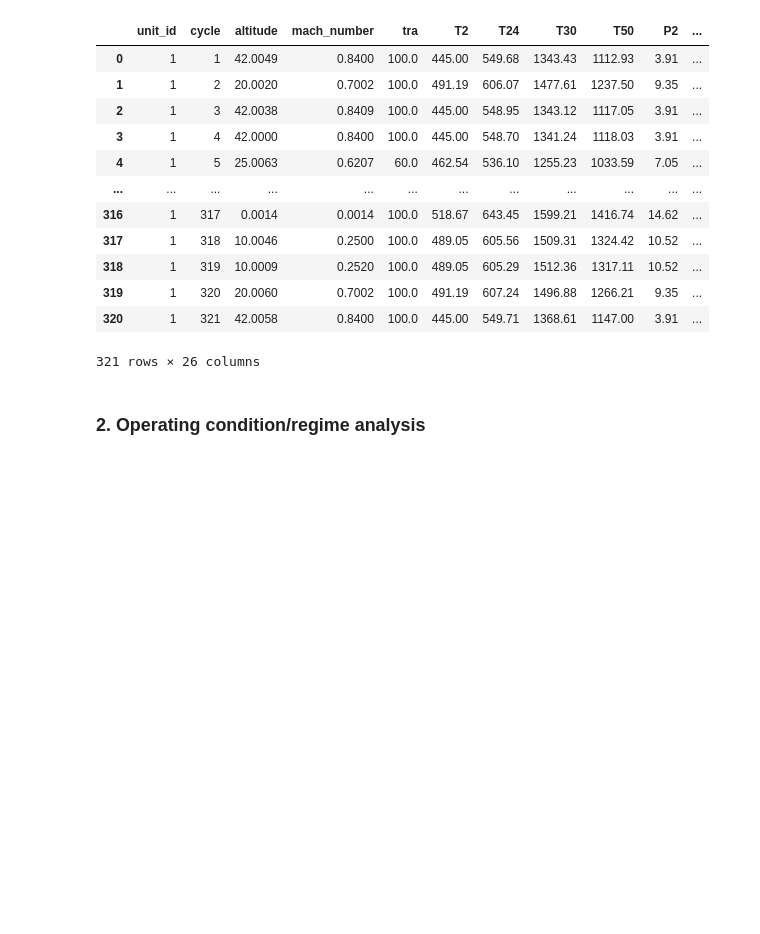
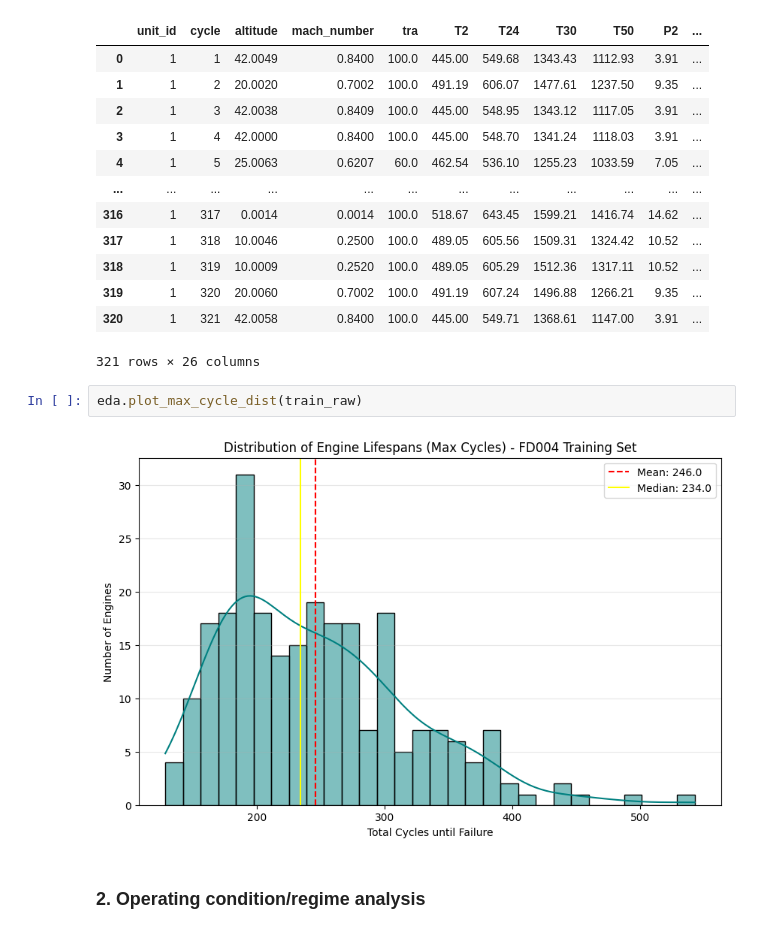
Before and after one commit to borgaonkarjui/survival_analysis_cmapss, a Jupyter notebook: notebooks/exploratory_data_analysis.ipynb, the cells around one changed output. Drawn from its saved outputs; the diff is of its cells as text; blank space fills up the shorter version.

Commit message:
Engine lifespan plot

```diff
--- a/notebooks/exploratory_data_analysis.ipynb
+++ b/notebooks/exploratory_data_analysis.ipynb
@@ -133,6 +133,10 @@ df
 | 319 | 1 | 320 | 20.0060 | 0.7002 | 100.0 | 491.19 | 607.24 | 1496.88 | 1266.21 | 9.35 | ... |
 | 320 | 1 | 321 | 42.0058 | 0.8400 | 100.0 | 445.00 | 549.71 | 1368.61 | 1147.00 | 3.91 | ... |
 321 rows × 26 columns
+# %%
+eda.plot_max_cycle_dist(train_raw)
+# %% [output]
+[figure, added]
 # %% [markdown]
 ### 2. Operating condition/regime analysis
 # %%
```
Also changed, not shown: 1 other file.
